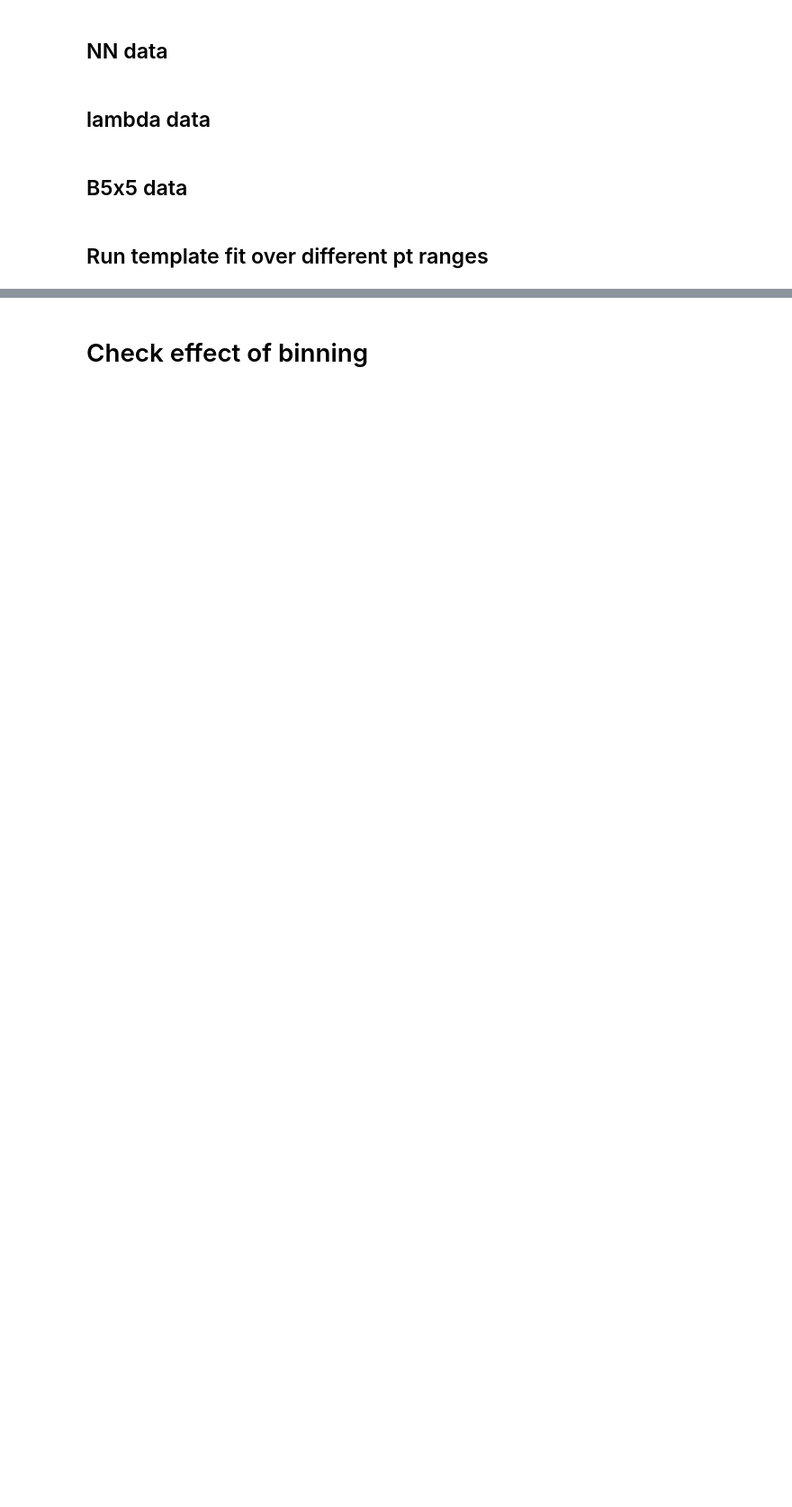
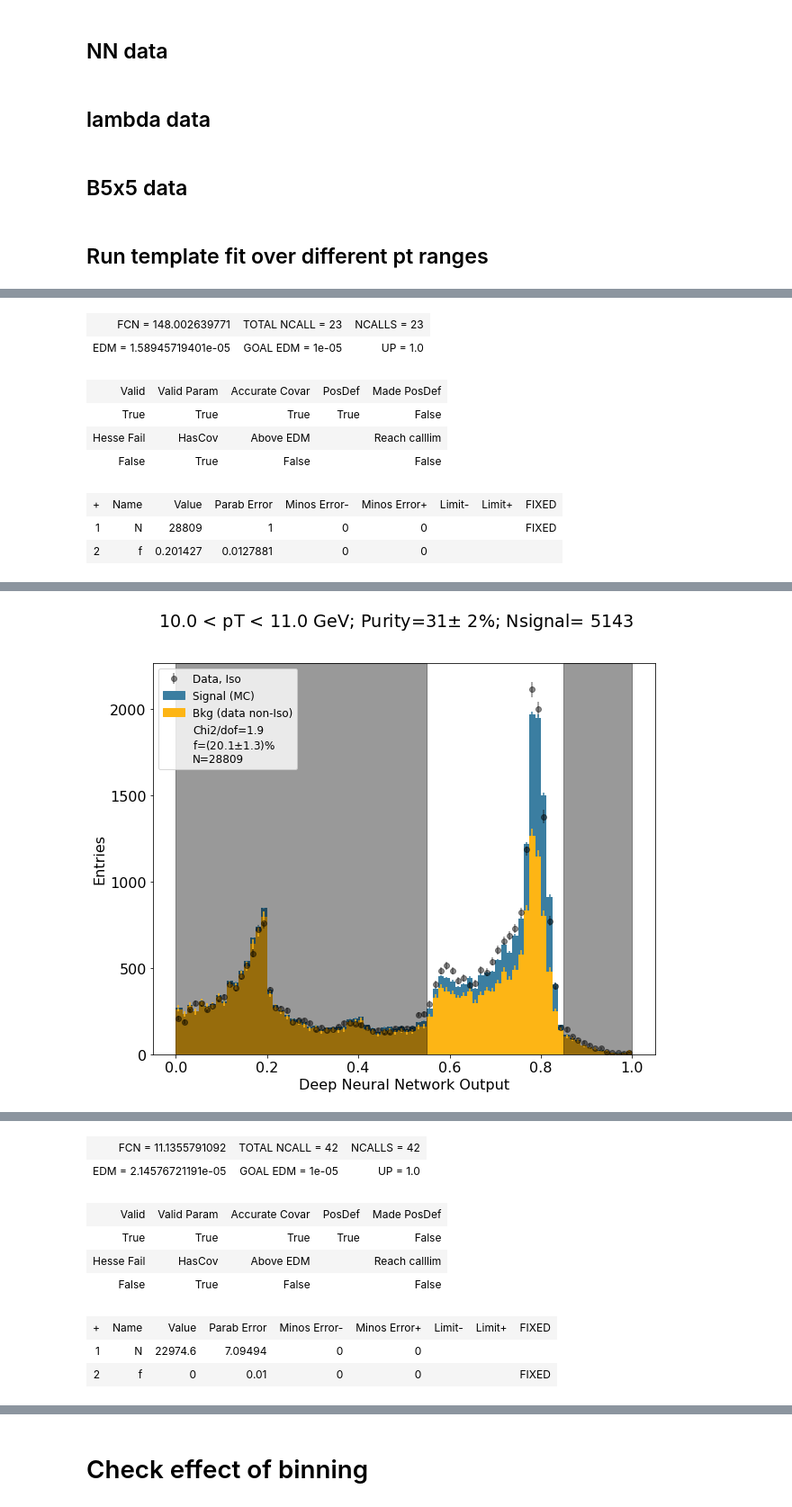
Before and after one commit to miguelignacio/CorrelationAnalysis, a Jupyter notebook: NtupleAnalysis/InputData/photon-purity.ipynb, the cells around one changed output, grey strips where cells are left out. Shown at 90% size. Cells and saved outputs as stored; diff of their text form; code cells hidden in the pictures; blank space fills up the shorter version.

Commit message:
adding BKG only fit, and isolation distributions study

```diff
--- a/NtupleAnalysis/InputData/photon-purity.ipynb
+++ b/NtupleAnalysis/InputData/photon-purity.ipynb
@@ -622,11 +622,13 @@ puritymax = 0.27
 # %%
 bins = 200
 fitRange = (0.0, 2.0)
+fitRangeBKGonly=(0.6, 1.0)
+
 xlabel = 'B5x5 [mrad]'
 varname = 'cluster_b5x5_lin'
 puritymin = 0.0
 #puritymax = 0.28
-puritymax = 0.5
-limit_yaxis = 10.6
+puritymax = 0.38
+limit_yaxis = 6.6
 # %% [markdown]
 ## Run template fit over different pt ranges
@@ -734,11 +843,0 @@ Purity = 0.39010, +0.00747, -0.00754
-# %%
-# tf = TemplateFit(*nnTemplates, fitRange=(0, 0.90))
-Templates = getTemplates(dataHists, mcHists, bins,  isocut=isomax, nonisocuts=nonisorange, var = varname, isovar=isolation)
-dataiso, dataisoerr, signalmc, signalmcerr, datanoniso, datanonisoerr, binEdges = Templates
-
-tf = TemplateFit(dataiso, dataisoerr, signalmc, signalmcerr, datanoniso, datanonisoerr, binEdges, fitRange=fitRange)
-tf.plotFit(xlabel, title, True, puritymin, puritymax,figureFilename=xlabel+'.png')
-tf.plotTemplates(xlabel, figureFilename = 'template_%s.png'%xlabel)
-tf.plotResiduals(xlabel, figureFilename='residuals_%s.png'%xlabel)
-tf.plotProfile(xlabel, figureFilename='profile_%s.png'%xlabel)
-#purity, pmin, pmax = tf.getPurity(puritymin, puritymax)
@@ -762,0 +844,44 @@ Purity = 0.43727, +0.00592, -0.00597
+# %%
+bins = 80
+print 'hello world'
+nonisorange=(5,12)
+isomax=2
+isolation = 'cluster_frixione_its_04_02'
+
+binedges = [10.0,11.0,12.5,16.0]
+
+
+for ipt in range(len(binedges)-1):
+    ptmin = binedges[ipt]
+    ptmax = binedges[ipt+1]
+
+    maskpt_do = dataHists.cluster_pt>ptmin
+    maskpt_up = dataHists.cluster_pt<ptmax
+    maskdata = maskpt_do & maskpt_up
+
+    mcmaskpt_do = mcHists.cluster_pt>ptmin
+    mcmaskpt_up = mcHists.cluster_pt<ptmax
+    maskmc   = mcmaskpt_do & mcmaskpt_up
+
+    title = '%2.1f < pT < %2.1f GeV'%(ptmin, ptmax)
+    Templates = getTemplates(dataHists[maskdata], mcHists[maskmc], bins,  isocut=isomax, nonisocuts=nonisorange, var = varname, isovar=isolation)
+    dataiso, dataisoerr, signalmc, signalmcerr, datanoniso, datanonisoerr, binEdges = Templates
+    #fit normally in the entire fit range
+    fitRange=(0.0, 1.0)
+    tf = TemplateFit(dataiso, dataisoerr, signalmc, signalmcerr, datanoniso, datanonisoerr, binEdges, fitRange=fitRange)
+    tf.plotFit(xlabel, title, True, puritymin, puritymax, normalize=False,figureFilename=xlabel+'.png')
+    #fit with N float and f=0 fixed in bkg dominated region
+    tf = TemplateFit(dataiso, dataisoerr, signalmc, signalmcerr, datanoniso, datanonisoerr, binEdges, fitRange=fitRangeBKGonly, fixN=False,fixf=True)
+    tf.plotFit(xlabel, title, False, puritymin, puritymax, normalize=False,figureFilename=xlabel+'_BKGonlyfit.png')
+
+
+    purity, pmin, pmax = tf.getPurity(puritymin, puritymax)
+
+
+    print tf.fitN
+    total = np.sum(tf.data[pmin:pmax])
+    bkgestimate = tf.fitN*np.sum(tf.bkg[pmin:pmax])
+    print 'iso clusters in shower-shape signal region', total
+    print 'non-iso clusters in shower-shape signal region (normalized in fit)', bkgestimate
+    print 'purity, BKG only method = %2.2f'% (100.0*(total-(1-tf.fitf)*bkgestimate)/total)
+# %% [output]
@@ -762,0 +889,9 @@ Purity = 0.43727, +0.00592, -0.00597
+| FCN = 148.002639771 | TOTAL NCALL = 23 | NCALLS = 23 |
+| EDM = 1.58945719401e-05 | GOAL EDM = 1e-05 | UP = 1.0 |
+| Valid | Valid Param | Accurate Covar | PosDef | Made PosDef |
+| True | True | True | True | False |
+| Hesse Fail | HasCov | Above EDM |  | Reach calllim |
+| False | True | False |  | False |
+| + | Name | Value | Parab Error | Minos Error- | Minos Error+ | Limit- | Limit+ | FIXED |
+| 1 | N | 28809 | 1 | 0 | 0 |  |  | FIXED |
+| 2 | f | 0.201427 | 0.0127881 | 0 | 0 |  |  |  |
@@ -762,0 +899 @@ Purity = 0.43727, +0.00592, -0.00597
+[figure, added]
@@ -762,0 +901,9 @@ Purity = 0.43727, +0.00592, -0.00597
+| FCN = 11.1355791092 | TOTAL NCALL = 42 | NCALLS = 42 |
+| EDM = 2.14576721191e-05 | GOAL EDM = 1e-05 | UP = 1.0 |
+| Valid | Valid Param | Accurate Covar | PosDef | Made PosDef |
+| True | True | True | True | False |
+| Hesse Fail | HasCov | Above EDM |  | Reach calllim |
+| False | True | False |  | False |
+| + | Name | Value | Parab Error | Minos Error- | Minos Error+ | Limit- | Limit+ | FIXED |
+| 1 | N | 22974.6 | 7.09494 | 0 | 0 |  |  |  |
+| 2 | f | 0 | 0.01 | 0 | 0 |  |  | FIXED |
```
Also changed, not shown: parts of 21 cells of this notebook.
